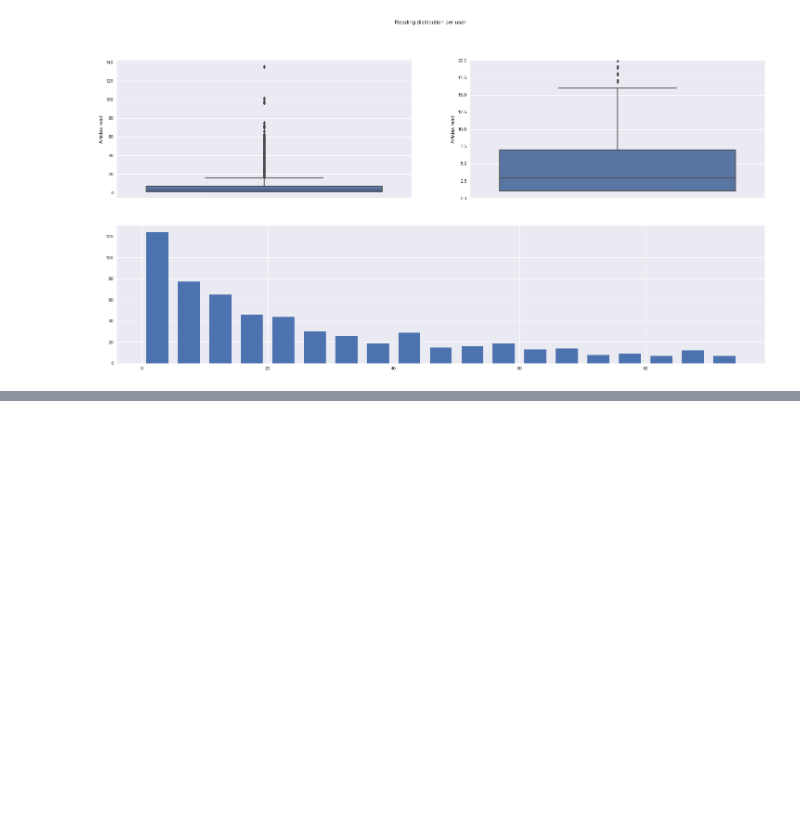
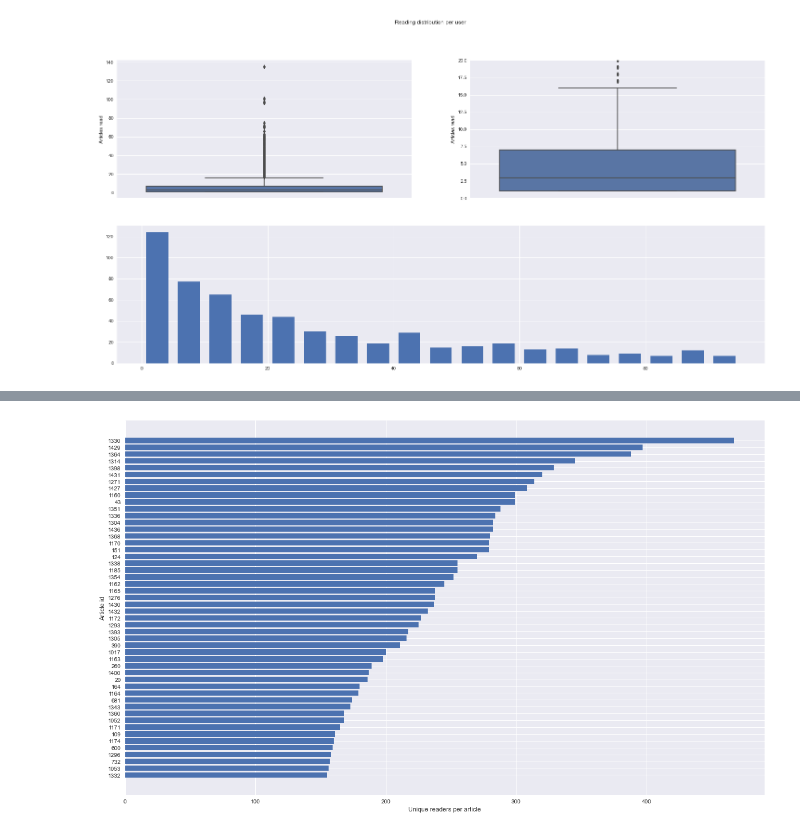
Before and after one commit to smedagli/recommendations_with_IBM, a Jupyter notebook: main.ipynb, the cells around one changed output, grey strips where cells are left out. Cells and saved outputs as stored; diff of their text form; code cells hidden in the pictures; blank space fills up the shorter version.

```diff
--- a/main.ipynb
+++ b/main.ipynb
@@ -169,0 +224,9 @@ pu.plot_user_articles(**fig_args)
+# %%
+x = visit_per_article.sort_values(ascending=False).tolist()[: 50]
+y = [str(v) for v in visit_per_article.sort_values(ascending=False).index.tolist()[: 50]]
+plt.figure(figsize=activ_args['figsize'])
+plt.barh(y[: : -1], x[: : -1])
+plt.xlabel('Unique readers per article')
+plt.ylabel('Article id');
+# %% [output]
+[figure, added]
```
Also changed, not shown: parts of 12 cells of this notebook.
